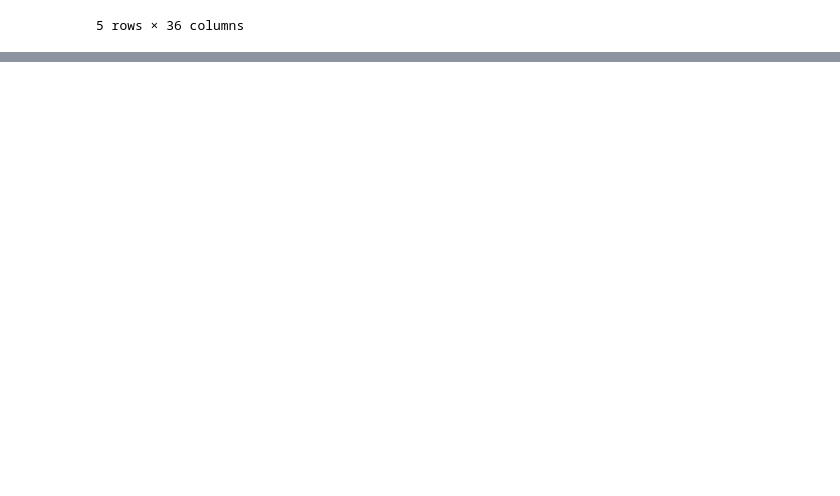
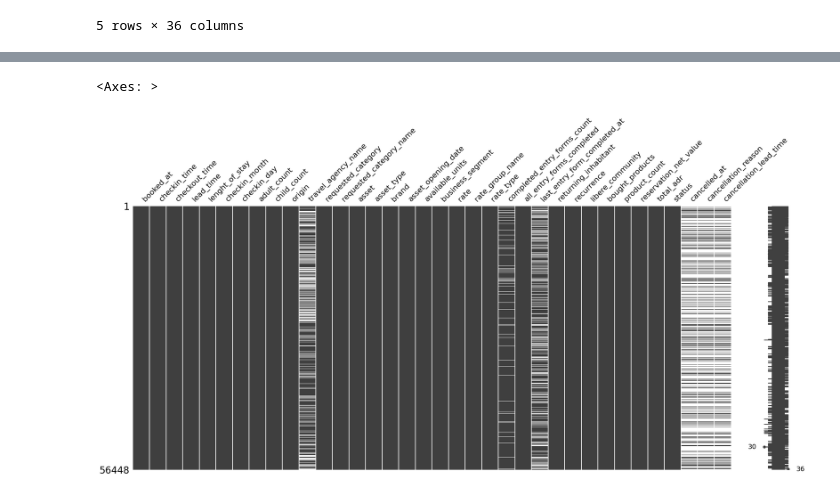
Before and after one commit to javierllorenteMon/RETO_06_VerdeOSCURO, a Jupyter notebook: 01-Limpieza.ipynb, the cells around one changed output, grey strips where cells are left out. Cells and saved outputs as stored; diff of their text form; code cells hidden in the pictures; blank space fills up the shorter version.

```diff
--- a/01-Limpieza.ipynb
+++ b/01-Limpieza.ipynb
@@ -19,0 +68,7 @@ df.head()
+# %%
+df['booked_at'] = pd.to_datetime(df['booked_at'], format='%b %d, %Y, %H:%M')
+df['checkin_time'] = pd.to_datetime(df['checkin_time'], format='%b %d, %Y, %H:%M')
+df['checkout_time'] = pd.to_datetime(df['checkout_time'], format='%b %d, %Y, %H:%M')
+df['asset_opening_date'] = pd.to_datetime(df['asset_opening_date'], format='%b %d, %Y, %H:%M')
+df['cancelled_at'] = pd.to_datetime(df['cancelled_at'], format='%b %d, %Y, %H:%M')
+df['last_entry_form_completed_at'] = pd.to_datetime(df['last_entry_form_completed_at'], format='%b %d, %Y, %H:%M')
@@ -19,0 +147,5 @@ df.head()
+# %%
+mo.matrix(df)
+# %% [output]
+<Axes: >
+[figure, added]
```
Also changed, not shown: parts of 16 cells of this notebook.
